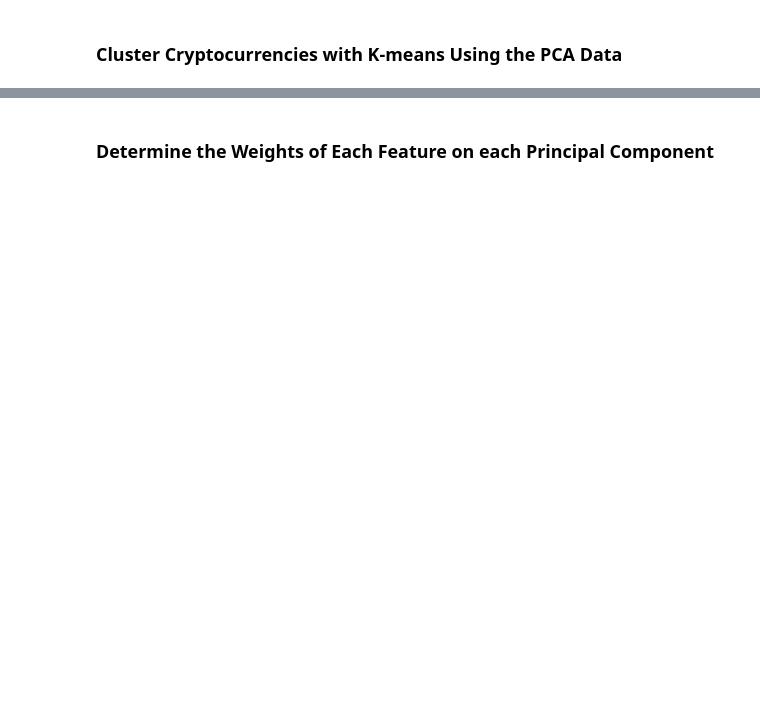
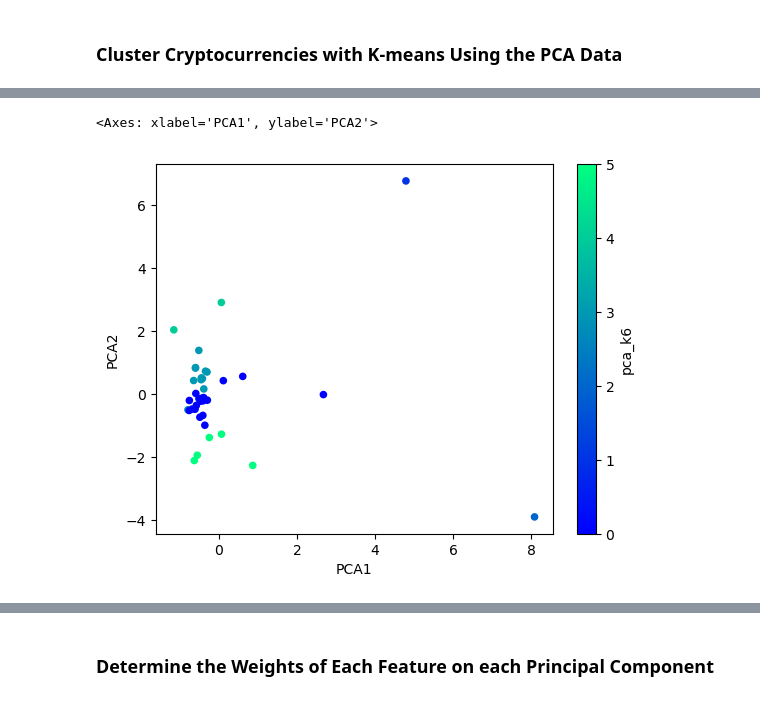
Before and after one commit to ncmoliver/CryptoClustering, a Jupyter notebook: Crypto_Clustering.ipynb, the cells around one changed output, grey strips where cells are left out. Cells and saved outputs as stored; diff of their text form; code cells hidden in the pictures; blank space fills up the shorter version.

```diff
--- a/Crypto_Clustering.ipynb
+++ b/Crypto_Clustering.ipynb
@@ -266,5 +320,7 @@ market_pca_df.head()
 ### Cluster Cryptocurrencies with K-means Using the PCA Data
 # %%
 # Initialize the K-Means model using the best value for k
+model = KMeans(n_clusters=6)
 # %%
 # Fit the K-Means model using the PCA data
+model.fit(market_pca_df)
@@ -271,5 +329,6 @@ market_pca_df.head()
 # %%
 # Predict the clusters to group the cryptocurrencies using the PCA data
-
+k_6 = model.predict(market_pca_df)
 
 # Print the resulting array of cluster values.
+k_6
@@ -276,8 +339,9 @@ market_pca_df.head()
 # %%
 # Create a copy of the DataFrame with the PCA data
-
+market_pca_predictions_df = market_pca_df.copy()
 
 # Add a new column to the DataFrame with the predicted clusters
-
+market_pca_predictions_df["pca_k6"] = k_6
 
 # Display sample data
+market_pca_predictions_df.head()
@@ -284,2 +356,11 @@ market_pca_df.head()
 # %%
 # Create a scatter plot using hvPlot by setting `x="PCA1"` and `y="PCA2"`.
+market_pca_predictions_df.plot.scatter(
+    x="PCA1",
+    y="PCA2",
+    c="pca_k6",
+    colormap="winter"
+)
+# %% [output]
+<Axes: xlabel='PCA1', ylabel='PCA2'>
+[figure, added]
```
Also changed, not shown: parts of 13 cells of this notebook.
